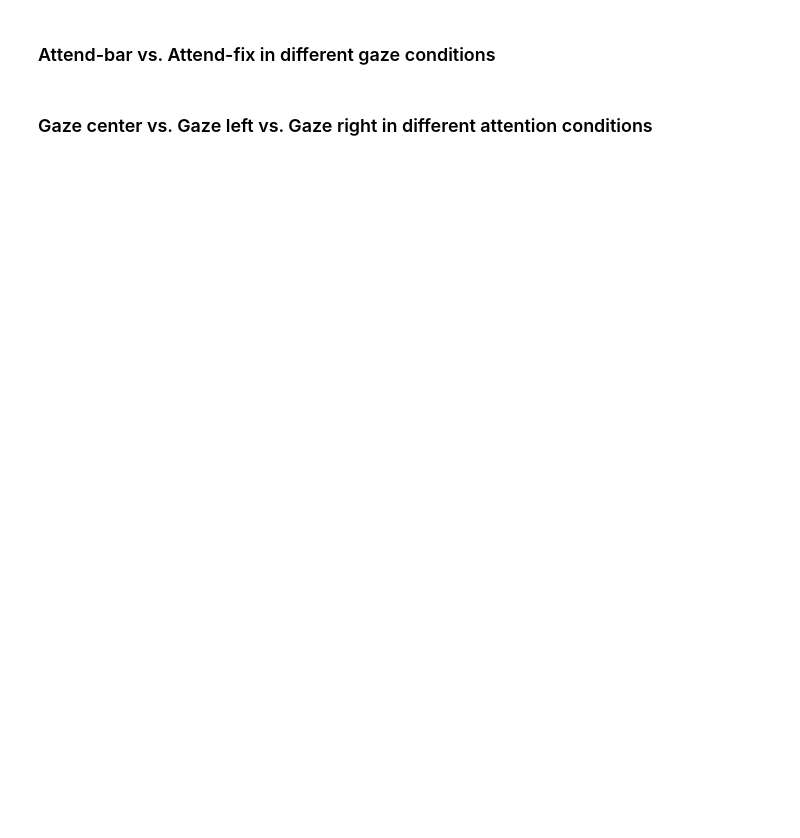
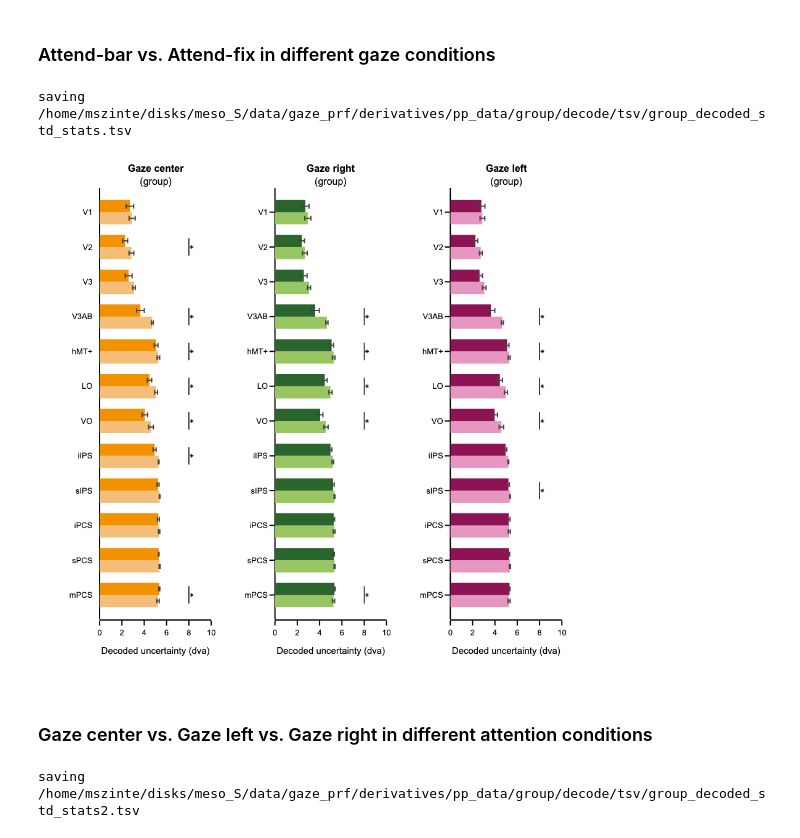
Before and after one commit to mszinte/gaze_prf, a Jupyter notebook: analysis_code/decode/decode_certainty.ipynb, the cells around one changed output. Saved outputs shown, nothing was run; the diff lists cells and outputs as text; code cells hidden in the pictures; blank space fills up the shorter version.

Commit message:
change in decoded certainty stats and graph as last code was incorrect

```diff
--- a/analysis_code/decode/decode_certainty.ipynb
+++ b/analysis_code/decode/decode_certainty.ipynb
@@ -89,7 +89,7 @@ gr_colors = ["rgba(142, 19, 84, 1)", "rgba(230, 151, 193, 1)"]
 hover = 'ROI: %{y}<br>' + 'Decoded uncertainty: %{x:1.2f}'
 y_rois = np.flipud(np.arange(0,len(rois))+1)
 
-xaxis_range = [0, 2.5]
+xaxis_range = [0, 10]
 xaxis_tick = 6
 xaxis_tickvals = np.linspace(xaxis_range[0],xaxis_range[1],xaxis_tick)
 xaxis_title = 'Decoded uncertainty (dva)'
@@ -103,9 +103,9 @@ xaxis_ticktext = []
 # x_gap3_line = 0.3*xaxis_range[1]
 # x_gap3_asterisk = 0.35*xaxis_range[1]
 
-x_gap_asterisk = 0.08
-x_stats_line = 1.9;
-x_stats2_line = 2.1;
-x_stats3_line = 2.3;
+x_gap_asterisk = 0.25
+x_stats_line = 8;
+x_stats2_line = 8.5;
+x_stats3_line = 9;
 
 showlegend = False
@@ -135,0 +112,29 @@ for gaze_task in gaze_tasks:
+# %%
+fist_line = 0
+for subject in subjects:
+    for gaze_task in gaze_tasks:
+        for attend_task, attend_task_txt in zip(attend_tasks, attend_tasks_txt):
+            for roi_num, roi in enumerate(rois):
+
+                # load files
+                run1_fn = "{}/{}/decode/fit/{}_ses-01_task-{}{}_roi-{}_nvoxels-250_resizefactor-3_mcmcbarpars.tsv".format(pp_dir, subject, subject, gaze_task, attend_task, roi)
+                run2_fn = "{}/{}/decode/fit/{}_ses-02_task-{}{}_roi-{}_nvoxels-250_resizefactor-3_mcmcbarpars.tsv".format(pp_dir, subject, subject, gaze_task, attend_task, roi)
+
+                run1_df = pd.read_csv(run1_fn,sep="\t")
+                run2_df = pd.read_csv(run2_fn,sep="\t")
+
+                x_std_run1 = run1_df.groupby(['time']).x.std().mean()
+                x_std_run2 = run2_df.groupby(['time']).x.std().mean()
+                df_roi = pd.DataFrame({'subject': [subject],
+                                       'gaze_task': [gaze_task],
+                                       'roi': [roi],
+                                       'attend_task': [attend_task],
+                                       'decoded_x_std': np.mean((x_std_run1,x_std_run2)),
+                                       })
+
+                # across subject
+                if fist_line == 0:
+                    df_group = df_roi
+                    fist_line = 1
+                else:
+                    df_group = pd.concat([df_group, df_roi])
@@ -143,11 +164,11 @@ for gaze_task in gaze_tasks:
         # get values
         ab_decoded_std_array = df_group.loc[(df_group.gaze_task==gaze_task) &
                                             (df_group.attend_task=='AttendBar') & (df_group.roi==roi)
-                                           ].groupby(['subject']).decoded_x_std_barpass_mean.mean()
+                                           ].groupby(['subject']).decoded_x_std.mean()
 
         af_decoded_std_array = df_group.loc[(df_group.gaze_task==gaze_task) &
                                             (df_group.attend_task=='AttendFix') & (df_group.roi==roi)
-                                           ].groupby(['subject']).decoded_x_std_barpass_mean.mean()
+                                           ].groupby(['subject']).decoded_x_std.mean()
 
         # comparison ab/af
         ab_af_perm_res = permutation_test((ab_decoded_std_array, af_decoded_std_array), statistic, n_resamples=n_permutation,
@@ -176,6 +197,8 @@ for gaze_task in gaze_tasks:
 df_stats_roi_fn = "{}/group_decoded_std_stats.tsv".format(group_tsv_dir)
 print('saving {}'.format(df_stats_roi_fn))
 df_stats_roi.to_csv(df_stats_roi_fn, sep="\t", na_rep='NaN')
+# %% [output]
+saving /home/mszinte/disks/meso_S/data/gaze_prf/derivatives/pp_data/group/decode/tsv/group_decoded_std_stats.tsv
 # %%
 # Subplot settings
 rows, cols = 1, 4
@@ -248,33 +271,37 @@ for gaze_task in gaze_tasks:
             fig.append_trace(go.Scatter(x=x_line+x_gap_asterisk,
                                         y=[np.mean(y_line)], marker_symbol='asterisk-open', showlegend=False,
                                         mode='markers', marker_color='black', hoverinfo='skip', marker_size=5),row=1, col=col)
 
 
 
 # set figure axis
 for xaxis in ['xaxis', 'xaxis2', 'xaxis3', 'xaxis4']:
     exec("fig.layout.update({}_range=xaxis_range)".format(xaxis))
     exec("fig.layout.update({}_title=xaxis_title)".format(xaxis))
     exec("fig.layout.update({}_tickvals=xaxis_tickvals)".format(xaxis))
     exec("fig.layout.update({}_ticktext=xaxis_ticktext)".format(xaxis))
     exec("fig.layout.update({}_zeroline=True)".format(xaxis))
 
 for yaxis in ['yaxis', 'yaxis2', 'yaxis3', 'yaxis4']:
     exec("fig.layout.update({}_range=yaxis_range)".format(yaxis))
     exec("fig.layout.update({}_tickvals=yaxis_tickvals)".format(yaxis))
     exec("fig.layout.update({}_ticktext=yaxis_ticktext)".format(yaxis))
 
 # set axis
 for row in np.arange(rows):
     for col in np.arange(cols):
         fig.update_xaxes(visible=True, ticklen=8, linewidth=template_specs['axes_width'], row=row+1, col=col+1)
 
 # set figure
 fig.layout.update(yaxis_title='', yaxis_color = 'rgba(0,0,0,0)', yaxis_tickfont_color='black', bargap=0.3, template=fig_template, width=fig_width, height=fig_height, margin_l=margin_l, margin_r=margin_r, margin_t=margin_t, margin_b=margin_b,
                   legend_yanchor='top', legend_y=-0.15,legend_x=-0.05, legend_xanchor='left', legend_bgcolor='rgba(255,255,255,0)', legend_tracegroupgap=1)
 
 # show and save figure
 fig.show(config={"displayModeBar": False})
+fig.write_image("{}/{}_decode_std.pdf".format(group_tsv_dir, subject))
+fig.write_html("{}/{}_decode_std.html".format(group_tsv_dir, subject),config={"displayModeBar": False})
+# %% [output]
+[figure, added]
 # %% [markdown]
 ### Gaze center vs. Gaze left vs. Gaze right in different attention conditions
 # %%
@@ -285,15 +312,15 @@ for attend_task in attend_tasks:
         # get values
         gc_decoded_std_array = df_group.loc[(df_group.gaze_task=='GazeCenter') &
                                             (df_group.attend_task==attend_task) & (df_group.roi==roi)
-                                           ].groupby(['subject']).decoded_x_std_barpass_mean.mean()
+                                           ].groupby(['subject']).decoded_x_std.mean()
 
         gl_decoded_std_array = df_group.loc[(df_group.gaze_task=='GazeLeft') &
                                             (df_group.attend_task==attend_task) & (df_group.roi==roi)
-                                           ].groupby(['subject']).decoded_x_std_barpass_mean.mean()
+                                           ].groupby(['subject']).decoded_x_std.mean()
 
         gr_decoded_std_array = df_group.loc[(df_group.gaze_task=='GazeRight') &
                                             (df_group.attend_task==attend_task) & (df_group.roi==roi)
-                                           ].groupby(['subject']).decoded_x_std_barpass_mean.mean()
+                                           ].groupby(['subject']).decoded_x_std.mean()
 
         # comparison ab/af
         gc_gl_perm_res = permutation_test((gc_decoded_std_array, gl_decoded_std_array), statistic, n_resamples=n_permutation,
@@ -343,6 +370,8 @@ for attend_task in attend_tasks:
 df_stats_roi_fn = "{}/group_decoded_std_stats2.tsv".format(group_tsv_dir)
 print('saving {}'.format(df_stats_roi_fn))
 df_stats_roi.to_csv(df_stats_roi_fn, sep="\t", na_rep='NaN')
+# %% [output]
+saving /home/mszinte/disks/meso_S/data/gaze_prf/derivatives/pp_data/group/decode/tsv/group_decoded_std_stats2.tsv
 # %%
 # Subplot settings
 rows, cols = 1, 2
```
Also changed, not shown: parts of 3 cells of this notebook.
